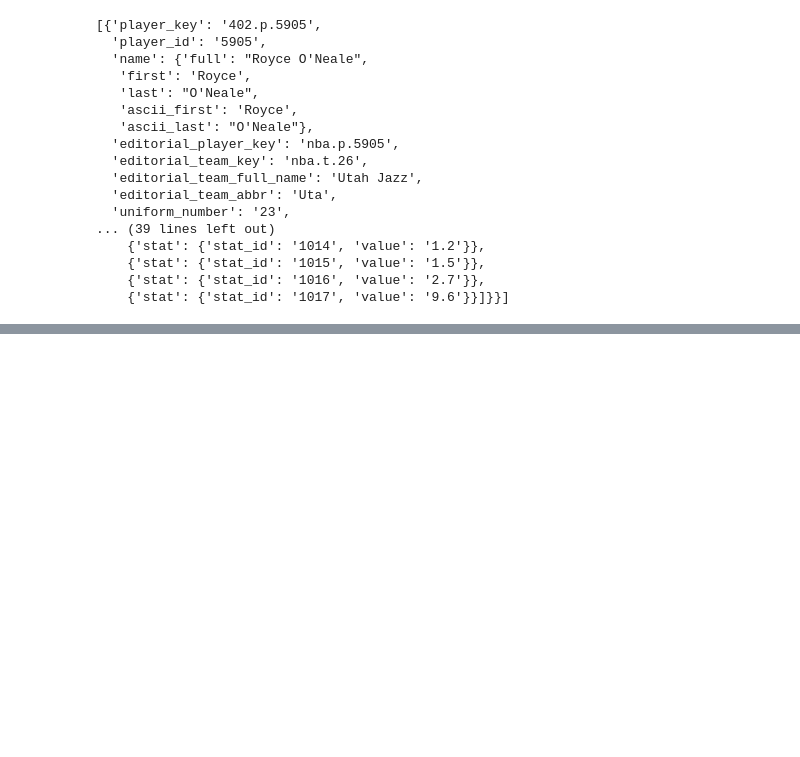
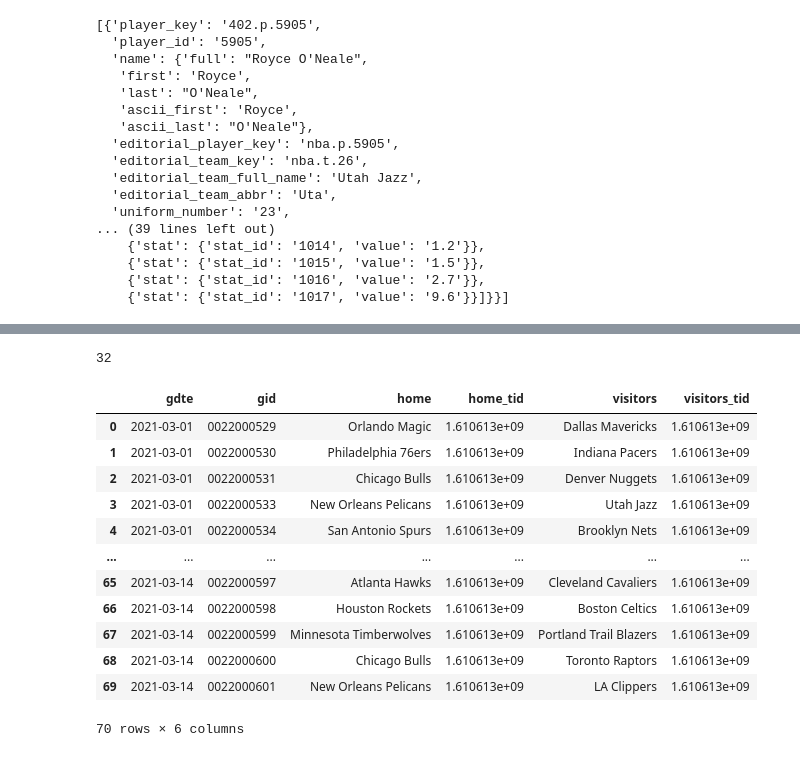
Before and after one commit to JaumeClave/waiver_wire_machine, a Jupyter notebook: notebooks/05_predicted_matchup_stats.ipynb, the cells around one changed output, grey strips where cells are left out. Saved outputs shown, nothing was run; the diff lists cells and outputs as text; code cells hidden in the pictures; blank space fills up the shorter version.

```diff
--- a/notebooks/05_predicted_matchup_stats.ipynb
+++ b/notebooks/05_predicted_matchup_stats.ipynb
@@ -660,0 +740,5 @@ league.player_details("Royce")
+# %%
+nba_teams = set(list(season_games_dataframe["home"]) + list(season_games_dataframe["visitors"]))
+len(nba_teams)
+# %% [output]
+32
@@ -660,0 +772,22 @@ league.player_details("Royce")
+# %%
+def get_nba_daily_game_count_list(filtered_games_week):
+
+    daily_game_count_list = list()
+    for day in list(filtered_games_week["gdte"].unique()):
+        daily_dataframe = filtered_games_week[filtered_games_week["gdte"] == day]
+        daily_team_game_counts = daily_dataframe[HOME_KEY].append(daily_dataframe[VISITORS_KEY])\
+            .value_counts()
+# %% [output]
+|  | gdte | gid | home | home_tid | visitors | visitors_tid |
+| 0 | 2021-03-01 | 0022000529 | Orlando Magic | 1.610613e+09 | Dallas Mavericks | 1.610613e+09 |
+| 1 | 2021-03-01 | 0022000530 | Philadelphia 76ers | 1.610613e+09 | Indiana Pacers | 1.610613e+09 |
+| 2 | 2021-03-01 | 0022000531 | Chicago Bulls | 1.610613e+09 | Denver Nuggets | 1.610613e+09 |
+| 3 | 2021-03-01 | 0022000533 | New Orleans Pelicans | 1.610613e+09 | Utah Jazz | 1.610613e+09 |
+| 4 | 2021-03-01 | 0022000534 | San Antonio Spurs | 1.610613e+09 | Brooklyn Nets | 1.610613e+09 |
+| ... | ... | ... | ... | ... | ... | ... |
+| 65 | 2021-03-14 | 0022000597 | Atlanta Hawks | 1.610613e+09 | Cleveland Cavaliers | 1.610613e+09 |
+| 66 | 2021-03-14 | 0022000598 | Houston Rockets | 1.610613e+09 | Boston Celtics | 1.610613e+09 |
+| 67 | 2021-03-14 | 0022000599 | Minnesota Timberwolves | 1.610613e+09 | Portland Trail Blazers | 1.610613e+09 |
+| 68 | 2021-03-14 | 0022000600 | Chicago Bulls | 1.610613e+09 | Toronto Raptors | 1.610613e+09 |
+| 69 | 2021-03-14 | 0022000601 | New Orleans Pelicans | 1.610613e+09 | LA Clippers | 1.610613e+09 |
+70 rows × 6 columns
```
Also changed, not shown: parts of 11 cells of this notebook, 1 other file.
